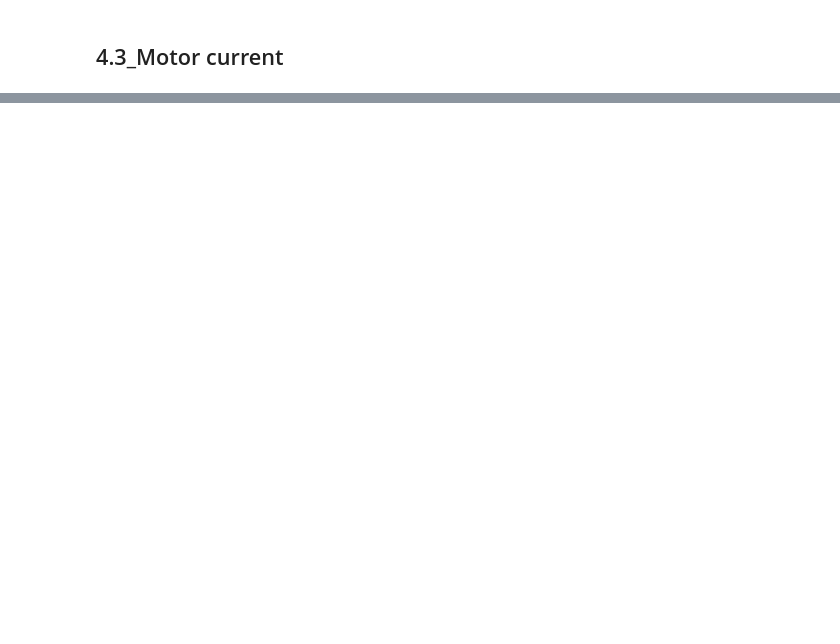
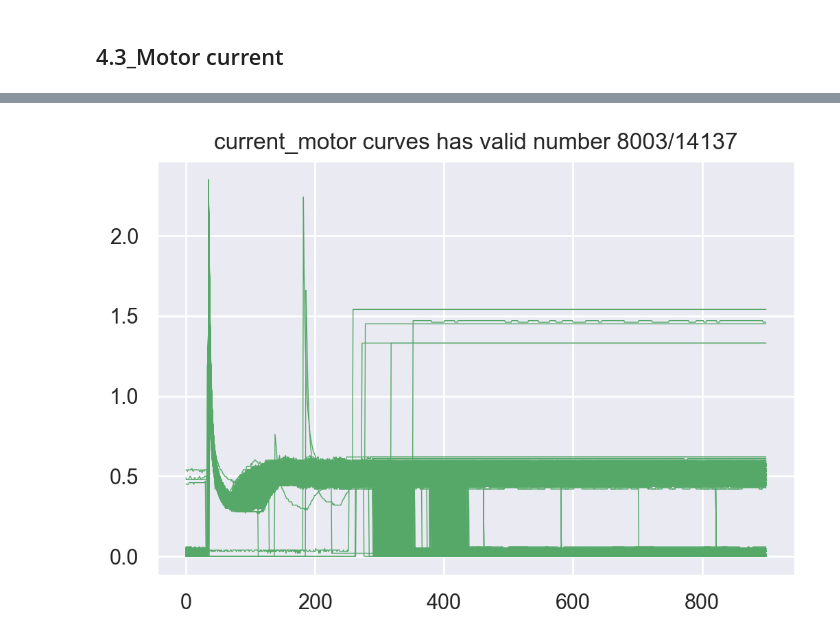
Before and after one commit to xxyql2006/ABB-SGIS-APL, a Jupyter notebook: 03_ME_test/20221010_ME_SA12_SGCC_VVV_V2_Life_Test.ipynb, the cells around one changed output, grey strips where cells are left out. Saved outputs shown, nothing was run; the diff lists cells and outputs as text; code cells hidden in the pictures; blank space fills up the shorter version.

```diff
--- a/03_ME_test/20221010_ME_SA12_SGCC_VVV_Life_Test.ipynb
+++ b/03_ME_test/20221010_ME_SA12_SGCC_VVV_V2_Life_Test.ipynb
@@ -517,0 +625,11 @@ ME.DataClean.curve_preview(dir_washed, 'current_close', up_thr=1.2, low_thr=0, a
+# %%
+# preview
+val_list = ME.DataClean.curve_preview(dir_washed,
+                                      'current_motor',
+                                      up_thr=10,
+                                      low_thr=0,
+                                      avg_min=0.1,
+                                    #   tail_up_thr=0.3,
+                                      data_col_str='data')
+# %% [output]
+[figure, added]
```
Also changed, not shown: parts of 5 cells of this notebook, 7 other files.
